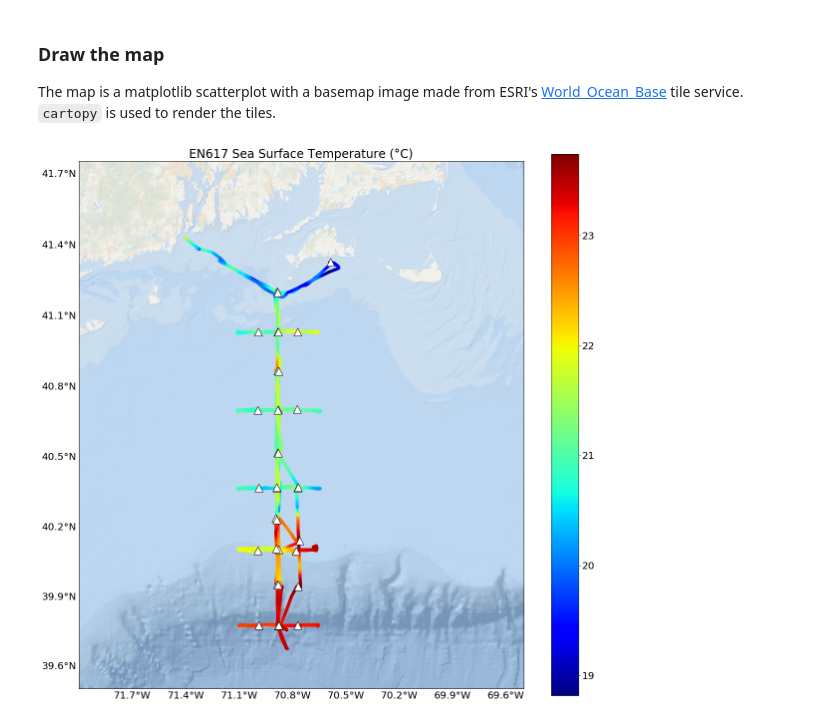
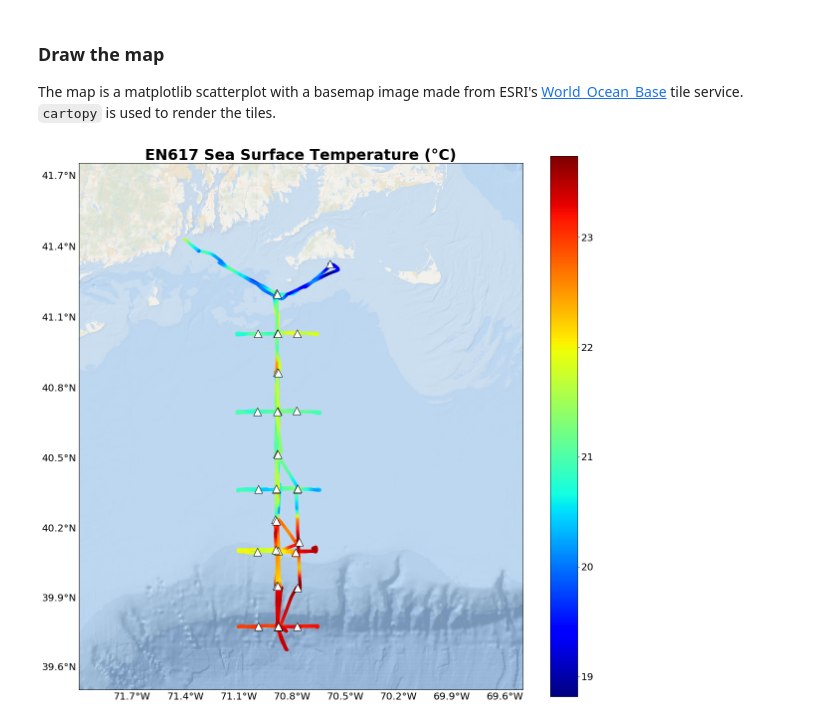
Before and after one commit to WHOIGit/nes-lter-notebooks, a Jupyter notebook: underway_cruise_track_map.ipynb, the cells around one changed output. Drawn from its saved outputs; the diff is of its cells as text; code cells hidden in the pictures.

```diff
--- a/underway_cruise_track_map.ipynb
+++ b/underway_cruise_track_map.ipynb
@@ -36,7 +36,7 @@ uw = compile_underway(DIR)
 # %%
 # lat/lon comes from columns with names like "gps_{mfg/model}_latitude"
 
-gps2use = 'garmin741' # mfg/model
+gps2use = 'furuno' # mfg/model
 LAT_COL = 'gps_{}_latitude'.format(gps2use)
 LON_COL = 'gps_{}_longitude'.format(gps2use)
 # %% [markdown]
@@ -111,32 +114,33 @@ fig, ax = make_map(projection=tiles.crs, figsize=(20, 20))
 
 # set map extent
 # this box roughly captures the LTER area
 w, e, s, n = -72, -69.5, 39.5, 41.75
 ax.set_extent([w, e, s, n])
 
 # add the tile image at a specific zoom level
 zoom = 9 # set to lower values for less detail (faster rendering)
 ax.add_image(tiles, zoom)
 
 # plot the underway variable
 uw_scatter = plt.scatter(uw[LON_COL], uw[LAT_COL], marker='.', s=100,
             c=smoothed_values, cmap='jet',
            transform=projection)
 plt.colorbar(uw_scatter)
 
 # plot the CTD cast locations
 plt.scatter(cast_md.longitude, cast_md.latitude, marker='^', s=250,
             c='white', edgecolors='black',
             transform=projection)
 
 # title the plot after the cruise and variable description
-plt.title('{} {}'.format(cruise.upper(), var2plot_name))
+title = '{} {}'.format(cruise.upper(), var2plot_name)
+plt.title(title, fontsize=30, weight='bold')
 
 # configure tick labels
 gl = ax.gridlines(draw_labels=True)
 gl.xlabels_top = gl.ylabels_right  = False
 gl.xformatter = LONGITUDE_FORMATTER
 gl.yformatter = LATITUDE_FORMATTER
 gl.xlines = gl.ylines = False
 # %% [output]
-[figure, old version]
+[figure, new version]
```
Also changed, not shown: parts of 1 cell of this notebook.
